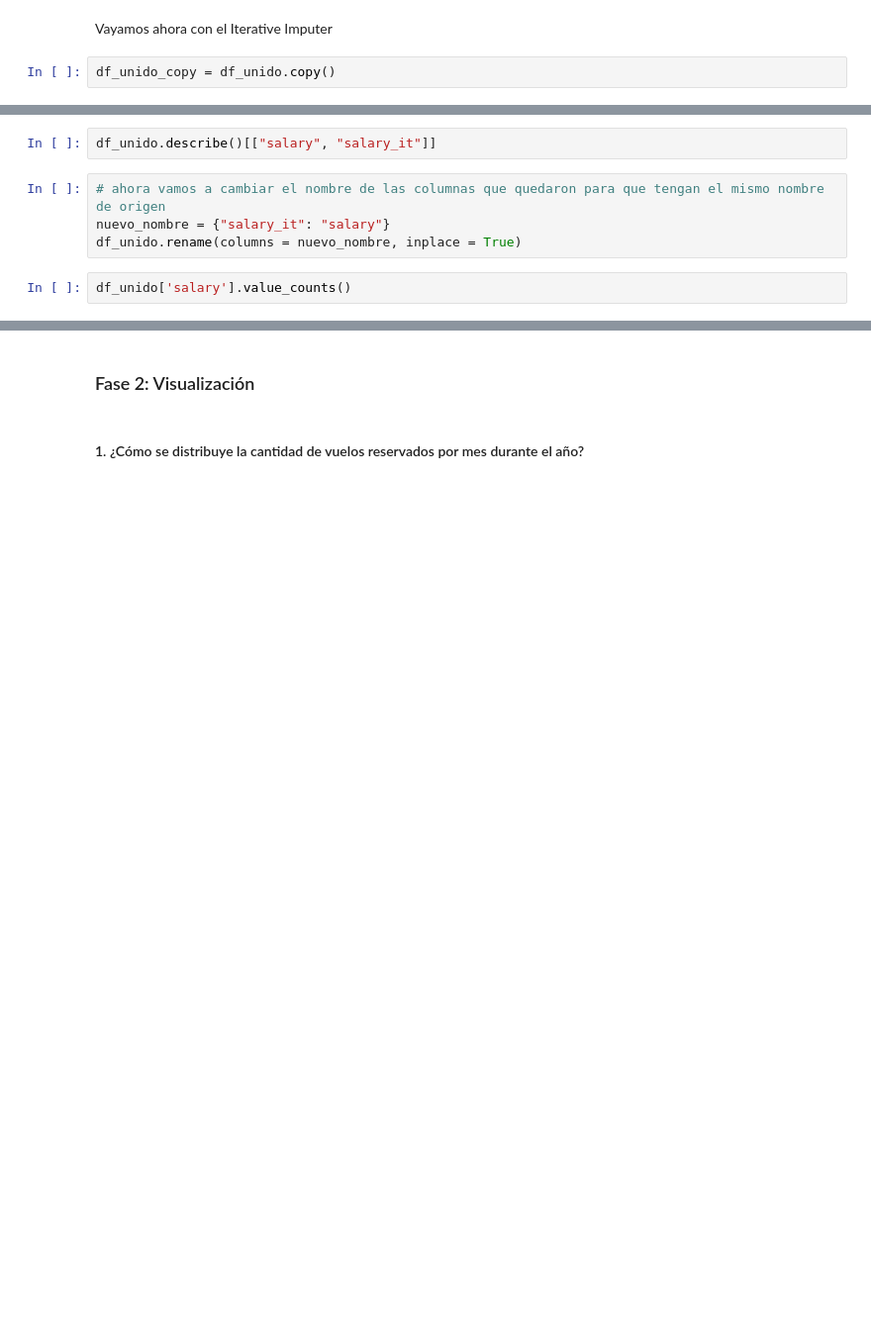
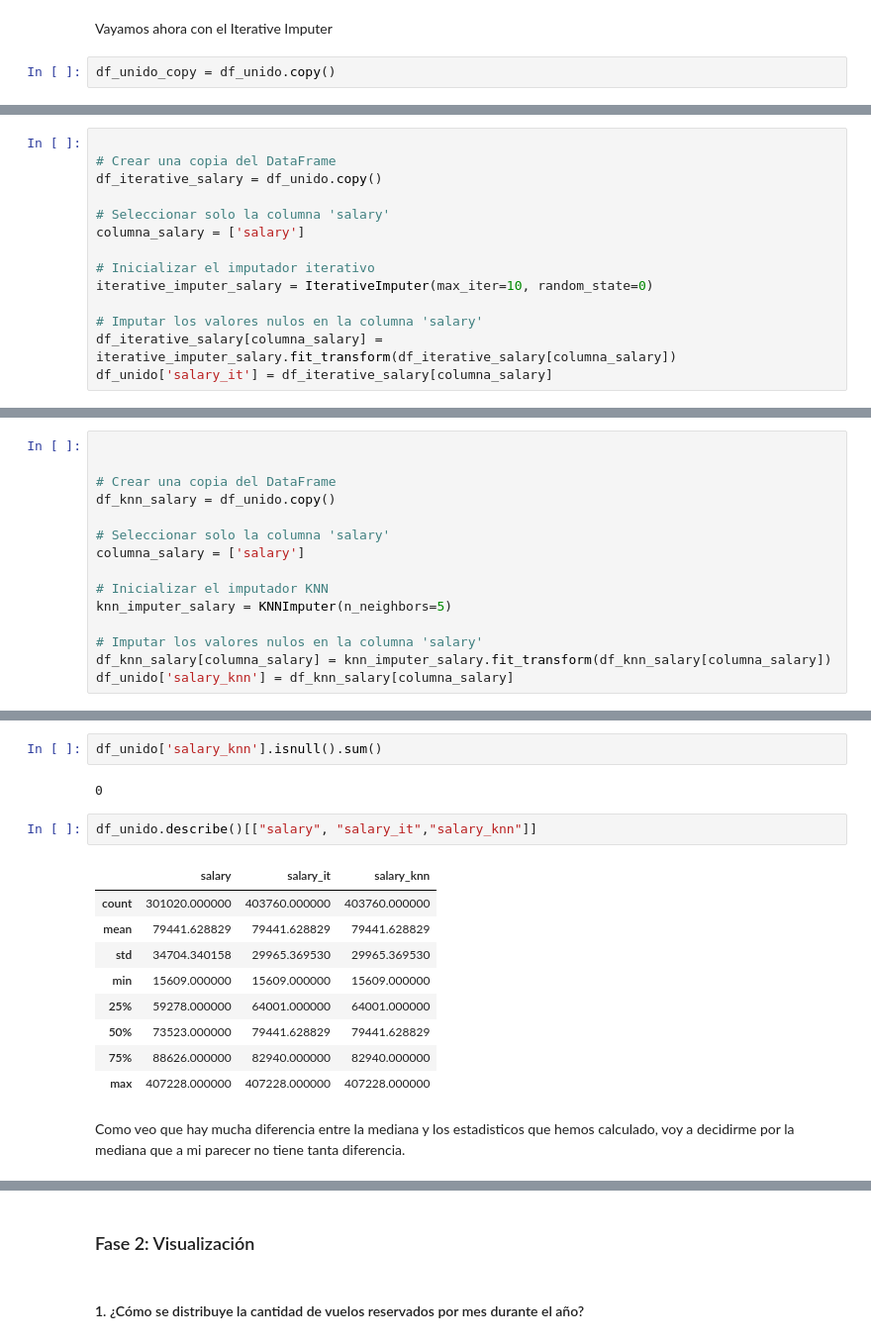
Before and after one commit to Adalab/promo-F-DA-modulo3-evaluacion-final-Belen, a Jupyter notebook: evaluacion_final.ipynb, the cells around one changed output, grey strips where cells are left out. Shown at 99% size. Cells and saved outputs as stored; diff of their text form; blank space fills up the shorter version.

```diff
--- a/evaluacion_final.ipynb
+++ b/evaluacion_final.ipynb
@@ -189,0 +337,14 @@ df_unido.columns
+# %%
+
+# Crear una copia del DataFrame
+df_iterative_salary = df_unido.copy()
+
+# Seleccionar solo la columna 'salary'
+columna_salary = ['salary']
+
+# Inicializar el imputador iterativo
+iterative_imputer_salary = IterativeImputer(max_iter=10, random_state=0)
+
+# Imputar los valores nulos en la columna 'salary'
+df_iterative_salary[columna_salary] = iterative_imputer_salary.fit_transform(df_iterative_salary[columna_salary])
+df_unido['salary_it'] = df_iterative_salary[columna_salary]
@@ -189,0 +366,15 @@ df_unido.columns
+# %%
+
+
+# Crear una copia del DataFrame
+df_knn_salary = df_unido.copy()
+
+# Seleccionar solo la columna 'salary'
+columna_salary = ['salary']
+
+# Inicializar el imputador KNN
+knn_imputer_salary = KNNImputer(n_neighbors=5)
+
+# Imputar los valores nulos en la columna 'salary'
+df_knn_salary[columna_salary] = knn_imputer_salary.fit_transform(df_knn_salary[columna_salary])
+df_unido['salary_knn'] = df_knn_salary[columna_salary]
@@ -190,8 +390,18 @@ df_unido.columns
+# %%
+df_unido['salary_knn'].isnull().sum()
+# %% [output]
+0
 # %%
-df_unido.describe()[["salary", "salary_it"]]
+df_unido.describe()[["salary", "salary_it","salary_knn"]]
+# %% [output]
+|  | salary | salary_it | salary_knn |
+| count | 301020.000000 | 403760.000000 | 403760.000000 |
+| mean | 79441.628829 | 79441.628829 | 79441.628829 |
+| std | 34704.340158 | 29965.369530 | 29965.369530 |
+| min | 15609.000000 | 15609.000000 | 15609.000000 |
+| 25% | 59278.000000 | 64001.000000 | 64001.000000 |
+| 50% | 73523.000000 | 79441.628829 | 79441.628829 |
+| 75% | 88626.000000 | 82940.000000 | 82940.000000 |
+| max | 407228.000000 | 407228.000000 | 407228.000000 |
-# %%
-# ahora vamos a cambiar el nombre de las columnas que quedaron para que tengan el mismo nombre de origen
-nuevo_nombre = {"salary_it": "salary"}
-df_unido.rename(columns = nuevo_nombre, inplace = True)
-# %%
-df_unido['salary'].value_counts()
+# %% [markdown]
+Como veo que hay mucha diferencia entre la mediana y los estadisticos que hemos calculado, voy a decidirme por la mediana que a mi parecer no tiene tanta diferencia.
```
Also changed, not shown: parts of 60 cells of this notebook, 1 other file.
